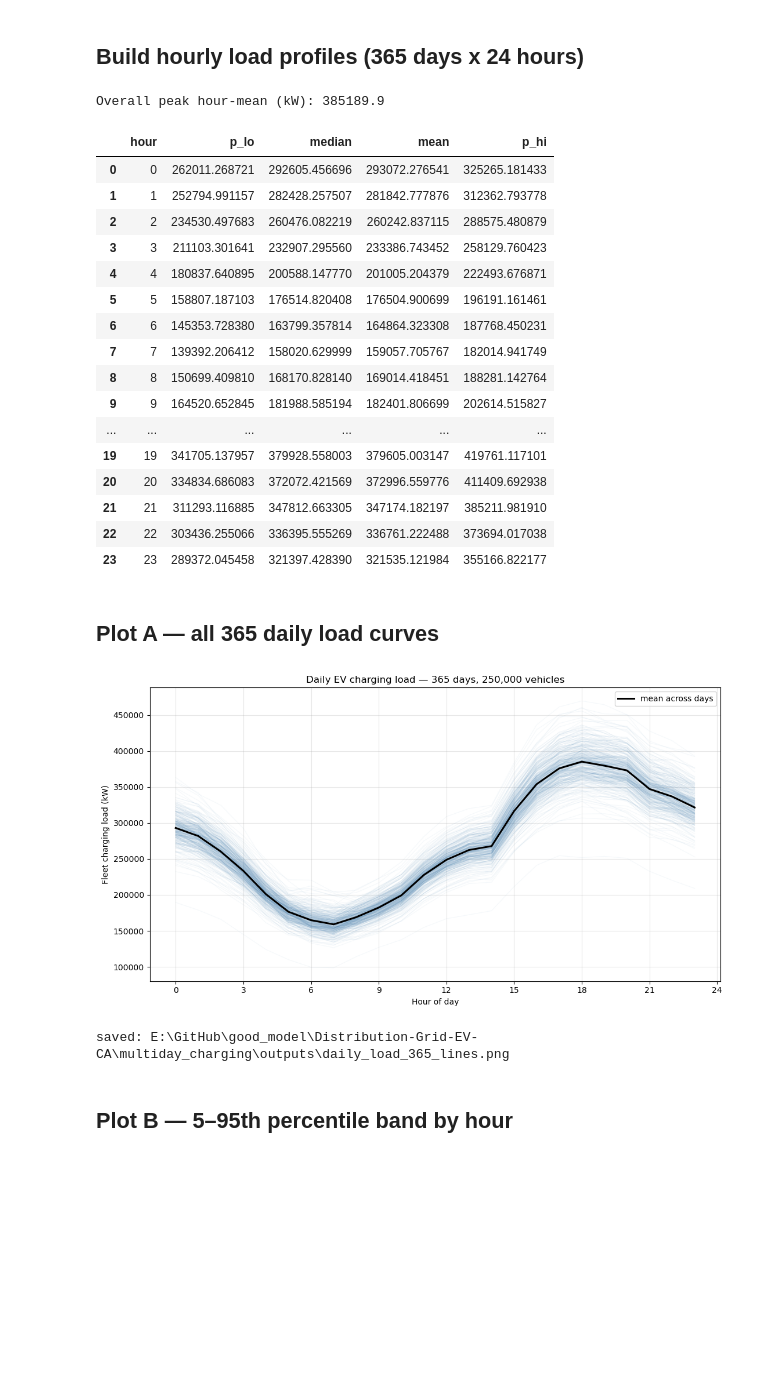
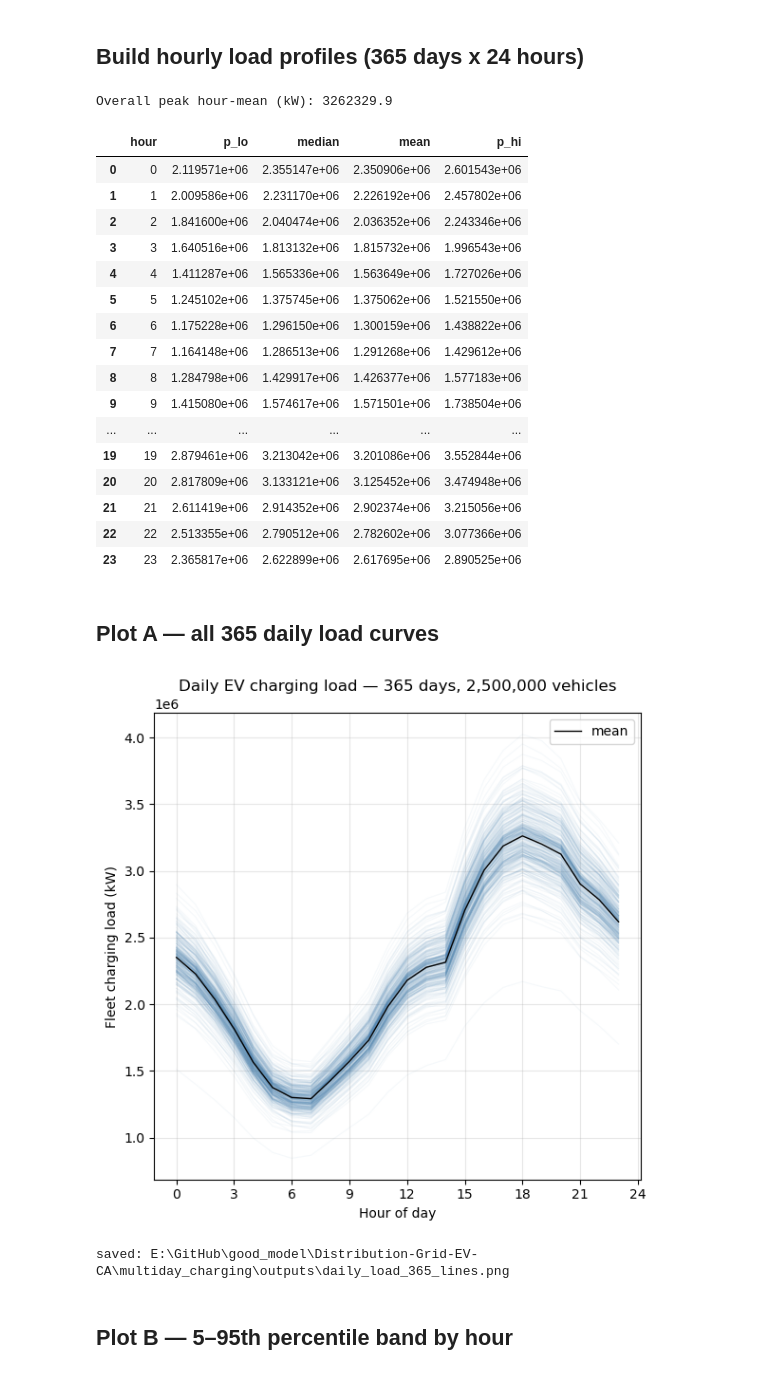
Before and after one commit to jieweigrantli/good_model, a Jupyter notebook: Distribution-Grid-EV-CA/multiday_charging/run_multiday_charging.ipynb, the cells around one changed output. Cells and saved outputs as stored; diff of their text form; code cells hidden in the pictures; blank space fills up the shorter version.

Commit message:
Update multiday charging documents

```diff
--- a/Distribution-Grid-EV-CA/multiday_charging/run_multiday_charging.ipynb
+++ b/Distribution-Grid-EV-CA/multiday_charging/run_multiday_charging.ipynb
@@ -62,8 +62,8 @@ This single cell holds the fleet mix, both probability matrices, and the daily-d
 cfg = MultiDayConfig(
     # ---- reproducibility / size ----
     seed=42,
-    n_vehicles=250_000,
-    #n_vehicles=2_500_000,
+    #n_vehicles=250_000,
+    n_vehicles=2_500_000,
     n_days=365,
     # Full CA fleet: build hourly load only (no multi-hundred-GB session table).
     store_sessions=False,
@@ -77,15 +77,17 @@ cfg = MultiDayConfig(
     # ---- (5) charging-FREQUENCY probability matrix: charge every k days ----
     charge_interval_probs={1: 0.45, 2: 0.25, 3: 0.15, 4: 0.07, 5: 0.04, 6: 0.02, 7: 0.02},
 
-    # ---- (4) charging-LOCATION weights (Reference_Code RAW_SHARES) ----
-    # Residential_L1_L2=0.68, Workplace_L2=0.04, Public_L2+DCFC=0.08+0.20=0.28
+    # ---- (4) charging-LOCATION energy shares (Reference_Code RAW_SHARES) ----
+    # Fleet-wide recharge kWh fractions: home 0.68, work 0.04, public 0.28.
+    # public_level_weights below split public into DC 0.20 + L2 0.08 of fleet total.
     location_weights={"home": 0.68, "work": 0.04, "public": 0.28},
+    location_selection="energy_budget",  # or "session_prob" for legacy per-session lottery
     home_access_share=0.80, # share of vehicles that have home access
     work_access_share=0.30, # share of vehicles that have work access
     work_trip_prob=0.62, # probability of work trip
     public_trip_prob=0.85, # probability of public-eligible trip
 
-    # ---- session sub-type weights (within public: DCFC vs Public_L2) ----
+    # ---- public DC/L2 energy shares (absolute fleet fractions, sum to public) ----
     public_level_weights={"DC": 0.20, "L2": 0.08},
     home_housing_weights={"single family": 56.4, "multi family": 38.9},
 
@@ -170,6 +172,27 @@ session pool source: empirical | rows: 6515297
 # %%
 result = S.simulate(cfg, fleet, daily, pool, rng)
 display(result.summary)
+
+# Target vs realized fleet recharge energy shares (kWh from vehicle depletion)
+_summary = result.summary.set_index("metric")["value"]
+_energy_targets = {
+    "energy_share_home": cfg.location_weights["home"],
+    "energy_share_work": cfg.location_weights["work"],
+    "energy_share_public": cfg.location_weights["public"],
+    "energy_share_dc": cfg.public_level_weights["DC"],
+    "energy_share_public_l2": cfg.public_level_weights["L2"],
+}
+_energy_rows = []
+for metric, target in _energy_targets.items():
+    realized = float(_summary.get(metric, float("nan")))
+    _energy_rows.append({"metric": metric, "target": target, "realized": realized, "delta": realized - target})
+display(pd.DataFrame(_energy_rows))
+if cfg.home_access_share < 1.0:
+    print(
+        f"Note: home_access_share={cfg.home_access_share:.0%} caps how much recharge "
+        "can occur at home; realized energy_share_home may fall below the 0.68 target."
+    )
+
 print("Hourly load matrix:", result.load.shape, "kW (fleet total per hour)")
 if result.sessions is not None:
     display(result.sessions.head())
@@ -381,46 +416,46 @@ band = L.percentile_band(load, lo=5, hi=95)
 print("Overall peak hour-mean (kW):", round(load.mean(0).max(), 1))
 display(band)
 # %% [output]
-Overall peak hour-mean (kW): 385189.9
+Overall peak hour-mean (kW): 3262329.9
 |  | hour | p_lo | median | mean | p_hi |
-| 0 | 0 | 262011.268721 | 292605.456696 | 293072.276541 | 325265.181433 |
-| 1 | 1 | 252794.991157 | 282428.257507 | 281842.777876 | 312362.793778 |
-| 2 | 2 | 234530.497683 | 260476.082219 | 260242.837115 | 288575.480879 |
-| 3 | 3 | 211103.301641 | 232907.295560 | 233386.743452 | 258129.760423 |
-| 4 | 4 | 180837.640895 | 200588.147770 | 201005.204379 | 222493.676871 |
-| 5 | 5 | 158807.187103 | 176514.820408 | 176504.900699 | 196191.161461 |
-| 6 | 6 | 145353.728380 | 163799.357814 | 164864.323308 | 187768.450231 |
-| 7 | 7 | 139392.206412 | 158020.629999 | 159057.705767 | 182014.941749 |
-| 8 | 8 | 150699.409810 | 168170.828140 | 169014.418451 | 188281.142764 |
-| 9 | 9 | 164520.652845 | 181988.585194 | 182401.806699 | 202614.515827 |
+| 0 | 0 | 2.119571e+06 | 2.355147e+06 | 2.350906e+06 | 2.601543e+06 |
+| 1 | 1 | 2.009586e+06 | 2.231170e+06 | 2.226192e+06 | 2.457802e+06 |
+| 2 | 2 | 1.841600e+06 | 2.040474e+06 | 2.036352e+06 | 2.243346e+06 |
+| 3 | 3 | 1.640516e+06 | 1.813132e+06 | 1.815732e+06 | 1.996543e+06 |
+| 4 | 4 | 1.411287e+06 | 1.565336e+06 | 1.563649e+06 | 1.727026e+06 |
+| 5 | 5 | 1.245102e+06 | 1.375745e+06 | 1.375062e+06 | 1.521550e+06 |
+| 6 | 6 | 1.175228e+06 | 1.296150e+06 | 1.300159e+06 | 1.438822e+06 |
+| 7 | 7 | 1.164148e+06 | 1.286513e+06 | 1.291268e+06 | 1.429612e+06 |
+| 8 | 8 | 1.284798e+06 | 1.429917e+06 | 1.426377e+06 | 1.577183e+06 |
+| 9 | 9 | 1.415080e+06 | 1.574617e+06 | 1.571501e+06 | 1.738504e+06 |
 | ... | ... | ... | ... | ... | ... |
-| 19 | 19 | 341705.137957 | 379928.558003 | 379605.003147 | 419761.117101 |
-| 20 | 20 | 334834.686083 | 372072.421569 | 372996.559776 | 411409.692938 |
-| 21 | 21 | 311293.116885 | 347812.663305 | 347174.182197 | 385211.981910 |
-| 22 | 22 | 303436.255066 | 336395.555269 | 336761.222488 | 373694.017038 |
-| 23 | 23 | 289372.045458 | 321397.428390 | 321535.121984 | 355166.822177 |
+| 19 | 19 | 2.879461e+06 | 3.213042e+06 | 3.201086e+06 | 3.552844e+06 |
+| 20 | 20 | 2.817809e+06 | 3.133121e+06 | 3.125452e+06 | 3.474948e+06 |
+| 21 | 21 | 2.611419e+06 | 2.914352e+06 | 2.902374e+06 | 3.215056e+06 |
+| 22 | 22 | 2.513355e+06 | 2.790512e+06 | 2.782602e+06 | 3.077366e+06 |
+| 23 | 23 | 2.365817e+06 | 2.622899e+06 | 2.617695e+06 | 2.890525e+06 |
 # %% [markdown]
 ## Plot A — all 365 daily load curves
 # %%
 out_dir = cfg.out_path()
 hours = np.arange(24)
 
-fig, ax = plt.subplots(figsize=(11, 6))
+fig, ax = plt.subplots(figsize=(6, 6))
 for d in range(cfg.n_days):
     ax.plot(hours, load[d], color="steelblue", alpha=0.05, lw=0.8)
-ax.plot(hours, load.mean(0), color="black", lw=2.2, label="mean across days")
+ax.plot(hours, load.mean(0), color="black", lw=1, label="mean")
 ax.set_xlabel("Hour of day")
 ax.set_ylabel("Fleet charging load (kW)")
 ax.set_title(f"Daily EV charging load — {cfg.n_days} days, {cfg.n_vehicles:,} vehicles")
 ax.set_xticks(range(0, 25, 3))
 ax.legend()
 ax.grid(alpha=0.3)
 fig.tight_layout()
 fig.savefig(out_dir / "daily_load_365_lines.png", dpi=200, bbox_inches="tight")
 plt.show()
 print("saved:", out_dir / "daily_load_365_lines.png")
 # %% [output]
-[figure, old version]
+[figure, new version]
 saved: E:\GitHub\good_model\Distribution-Grid-EV-CA\multiday_charging\outputs\daily_load_365_lines.png
 # %% [markdown]
 ## Plot B — 5–95th percentile band by hour
```
Also changed, not shown: parts of 10 cells of this notebook, 4 other files.
